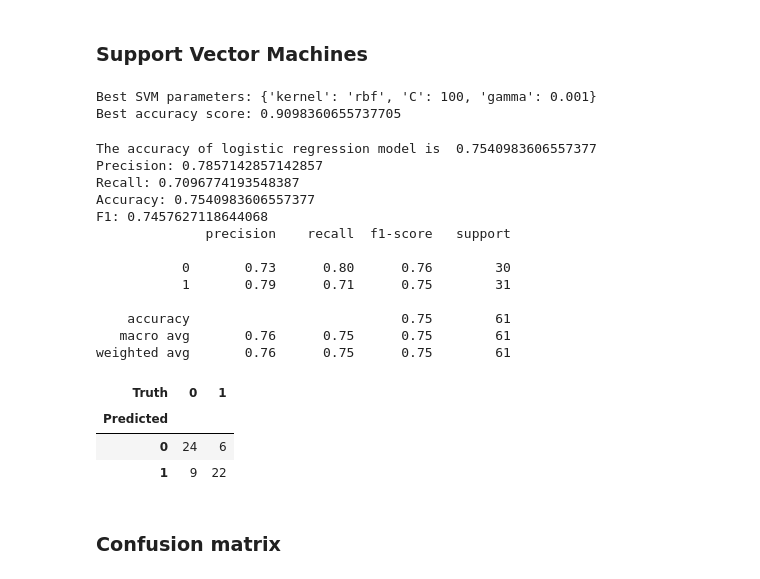
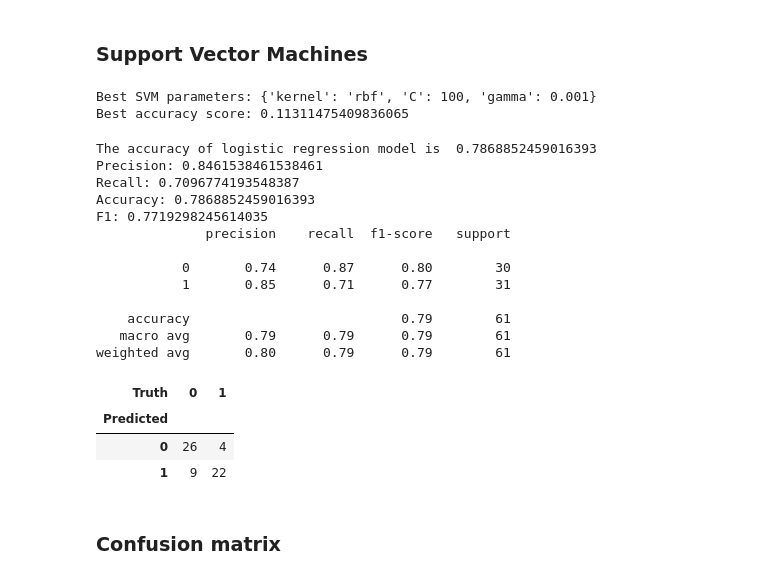
Before and after one commit to soumya-khanna/Wildfire-Prediction-Model, a Jupyter notebook: model.ipynb, the cells around one changed output. Cells and saved outputs as stored; diff of their text form; code cells hidden in the pictures.

```diff
--- a/model.ipynb
+++ b/model.ipynb
@@ -622,15 +680,14 @@ import numpy as np
 
 scaler = StandardScaler()
 target_var = 'Y-Value'
-best_score = 0
+best_mse = float('inf')
 best_params = {}
 
 # Linear SVC
 for C in [0.001,0.01,0.1,1,5,10,100]:
-    scores = []
+    mses = []
     settings = {'kernel': 'linear', 'C': C}
     for _ in range(10):
-
         df_bootstrapped = num_stats_df.sample(n=len(num_stats_df), replace=True)
         X = df_bootstrapped.drop(columns=['Y-Value', 'Fire Name', 'Condition'])
         y = df_bootstrapped[target_var]
@@ -642,16 +699,17 @@ for C in [0.001,0.01,0.1,1,5,10,100]:
         svm_lin = SVC(kernel='linear', C=C)
         svm_lin.fit(X_train, y_train)
         lin_pred = svm_lin.predict(X_test)
-        scores.append(accuracy_score(y_test, lin_pred))
-    avg_score = np.mean(scores)
-    if avg_score > best_score:
-        best_score = avg_score
+        mse = metrics.mean_squared_error(y_test, lin_pred)
+        mses.append(mse)
+    avg_score = np.mean(mses)
+    if avg_score < best_mse:
+        best_mse = avg_score
         best_params = settings.copy()
 
 # Poly SVC
 for C in [0.001,0.01,0.1,1,5,10,100]:
     for d in range(len(num_stats_df.columns)):
-        scores = []
+        mses = []
         settings = {'kernel': 'poly', 'C': C, 'degree': d}
         for _ in range(10):
             df_bootstrapped = num_stats_df.sample(n=len(num_stats_df), replace=True)
@@ -665,16 +723,17 @@ for C in [0.001,0.01,0.1,1,5,10,100]:
             svm_poly = SVC(kernel='poly', C=C, degree=d)
             svm_poly.fit(X_train, y_train)
             poly_pred = svm_poly.predict(X_test)
-            scores.append(accuracy_score(y_test, poly_pred))
-        avg_score = np.mean(scores)
-        if avg_score > best_score:
-            best_score = avg_score
+            mse = metrics.mean_squared_error(y_test, poly_pred)
+            mses.append(mse)
+        avg_score = np.mean(mses)
+        if avg_score < best_mse:
+            best_mse = avg_score
             best_params = settings.copy()
 
 # RBF SVC
 for C in [0.001,0.01,0.1,1,5,10,100]:
     for g in [0.001, 0.01, 0.1, 1, 10, 100, 1000]:
-        scores = []
+        mses = []
         settings = {'kernel': 'rbf', 'C': C, 'gamma': g}
         for _ in range(10):
             df_bootstrapped = num_stats_df.sample(n=len(num_stats_df), replace=True)
@@ -688,59 +747,60 @@ for C in [0.001,0.01,0.1,1,5,10,100]:
             svm_rbf = SVC(kernel='rbf', C=C, gamma=g)
             svm_rbf.fit(X_train, y_train)
             rbf_pred = svm_rbf.predict(X_test)
-            scores.append(accuracy_score(y_test, rbf_pred))
-        avg_score = np.mean(scores)
-        if avg_score > best_score:
-            best_score = avg_score
+            mse = metrics.mean_squared_error(y_test, rbf_pred)
+            mses.append(mse)
+        avg_score = np.mean(mses)
+        if avg_score < best_mse:
+            best_mse = avg_score
             best_params = settings.copy()
 
 print("Best SVM parameters:", best_params)
-print("Best accuracy score:", best_score)
+print("Best accuracy score:", best_mse)
 # %% [output]
 Best SVM parameters: {'kernel': 'rbf', 'C': 100, 'gamma': 0.001}
-Best accuracy score: 0.9098360655737705
+Best accuracy score: 0.11311475409836065
 # %%
 # Using our best Accuracy score for SVM, we will build out the SVM with our non-bootstrapped data
 scaler = StandardScaler()
 target_var = 'Y-Value'
 X = num_stats_df.drop(columns=['Y-Value', 'Fire Name', 'Condition'])
 y = num_stats_df[target_var]
 X_train, X_test, y_train, y_test = train_test_split(X, y, test_size=0.2, shuffle=True, random_state=101)
 X_train_scaled = scaler.fit_transform(X_train)
 X_test_scaled = scaler.transform(X_test)
 
 # Fit the model
-model_svm = SVC(kernel='rbf', C=5, gamma=0.001)
+model_svm = SVC(kernel='rbf', C=100, gamma=0.001)
 model_svm.fit(X_train, y_train)
 predict_svm = model_svm.predict(X_test)
 
 # Calculate accuracy
 acc = metrics.accuracy_score(y_test, predict_svm)
 print('The accuracy of logistic regression model is ', acc)
 
 print('Precision:', metrics.precision_score(y_test, predict_svm))
 print('Recall:', metrics.recall_score(y_test, predict_svm))
 print('Accuracy:', metrics.accuracy_score(y_test, predict_svm))
 print('F1:', metrics.f1_score(y_test, predict_svm))
 print(metrics.classification_report(y_test, predict_svm))
 confusion_table(y_test, predict_svm)
 # %% [output]
-The accuracy of logistic regression model is  0.7540983606557377
-Precision: 0.7857142857142857
+The accuracy of logistic regression model is  0.7868852459016393
+Precision: 0.8461538461538461
 Recall: 0.7096774193548387
-Accuracy: 0.7540983606557377
-F1: 0.7457627118644068
+Accuracy: 0.7868852459016393
+F1: 0.7719298245614035
               precision    recall  f1-score   support
 
-           0       0.73      0.80      0.76        30
-           1       0.79      0.71      0.75        31
+           0       0.74      0.87      0.80        30
+           1       0.85      0.71      0.77        31
 
-    accuracy                           0.75        61
-   macro avg       0.76      0.75      0.75        61
-weighted avg       0.76      0.75      0.75        61
+    accuracy                           0.79        61
+   macro avg       0.79      0.79      0.79        61
+weighted avg       0.80      0.79      0.79        61
 | Truth | 0 | 1 |
 | Predicted |  |  |
-| 0 | 24 | 6 |
+| 0 | 26 | 4 |
 | 1 | 9 | 22 |
 # %% [markdown]
 ### Confusion matrix
```
Also changed, not shown: parts of 8 cells of this notebook.
